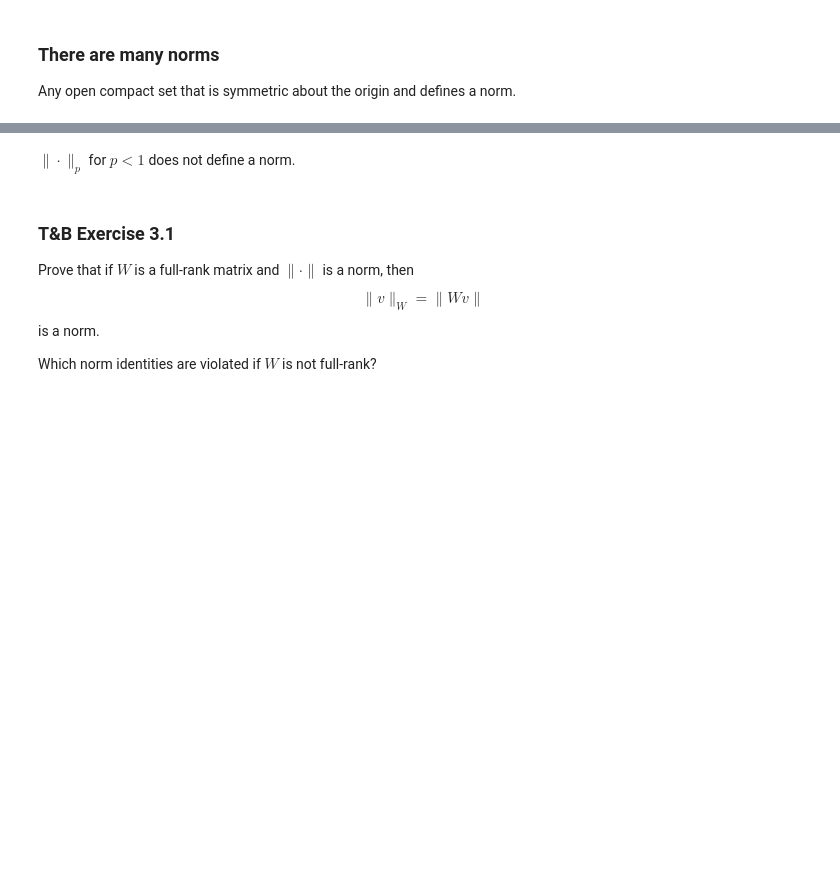
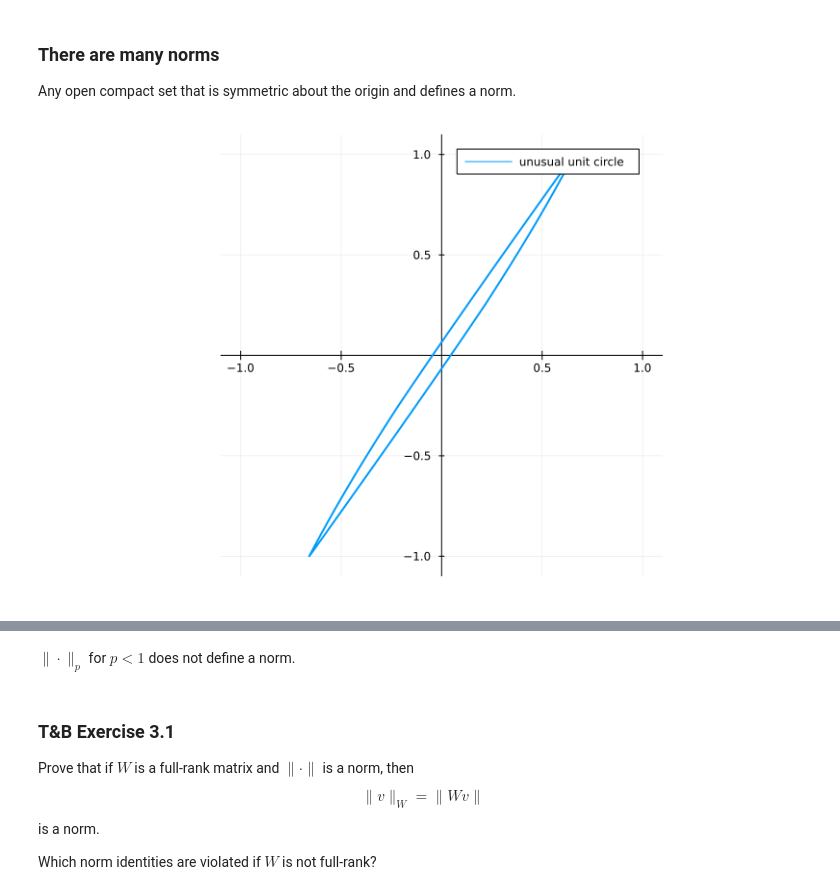
Before and after one commit to tisaac/gtcse6643sp22mybinder, a Jupyter notebook: lec02static.ipynb, the cells around one changed output, grey strips where cells are left out. Saved outputs shown, nothing was run; the diff lists cells and outputs as text; code cells hidden in the pictures; blank space fills up the shorter version.

```diff
--- a/lec02static.ipynb
+++ b/lec02static.ipynb
@@ -488,15 +500,19 @@ Any open compact set that is symmetric about the origin and defines a norm.
 # %%
 theta = LinRange(0,2π,300)
 xhat = cos.(theta)
 yhat = sin.(theta)
 norm = (abs.(xhat) + 1/3 .* abs.(yhat)) + (1/3* abs.(xhat).^2 + abs.(yhat).^2).^(1/2)
 xhat ./= norm
 yhat ./= norm
 xyhat = [xhat'; yhat']
 A = randn(2,2) + I
 xy = A * xyhat
 xy ./= maximum(abs.(xy))
 plot(xy[1,:],xy[2,:],label="unusual unit circle",aspect_ratio=:equal,xlim=(-1.1,1.1),ylim=(-1.1,1.1),framestyle=:origin)
+savefig("odd_norm.png")
+display("image/png", read("odd_norm.png"))
+# %% [output]
+[figure, added]
 # %%
 theta = LinRange(0,2π,300)
 x = cos.(theta)
```
Also changed, not shown: parts of 21 cells of this notebook.
